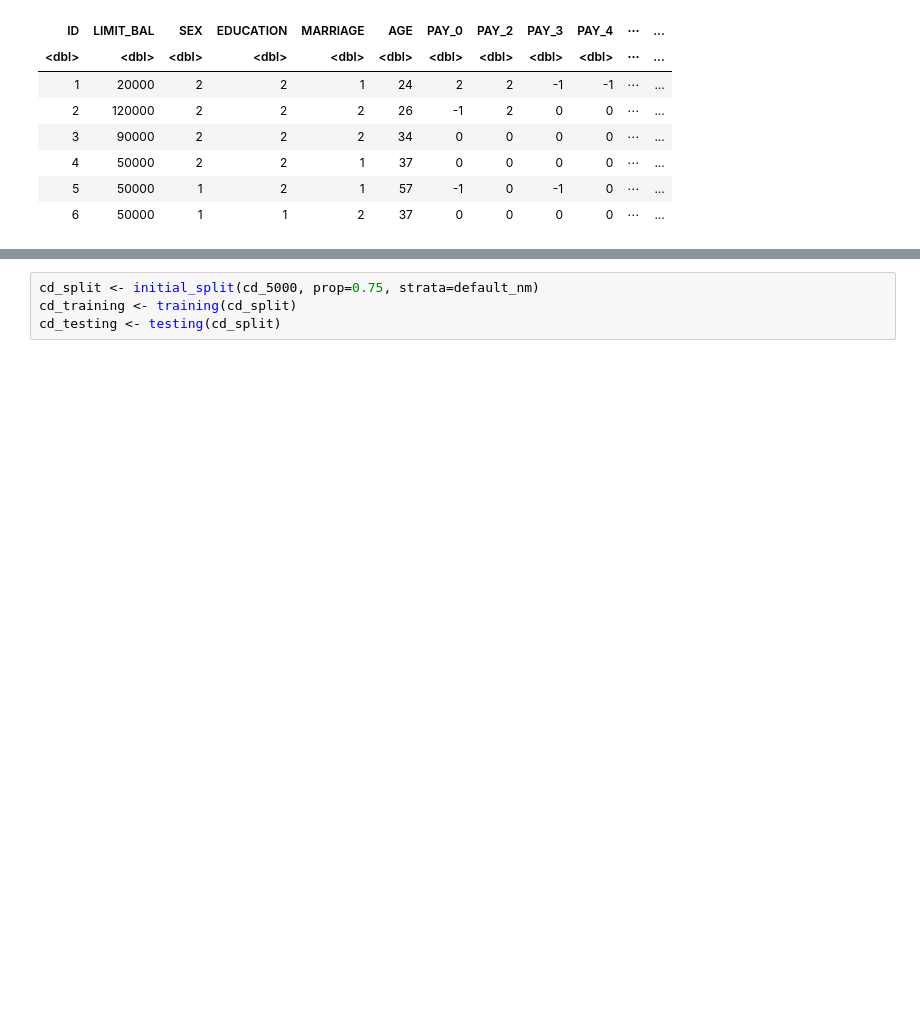
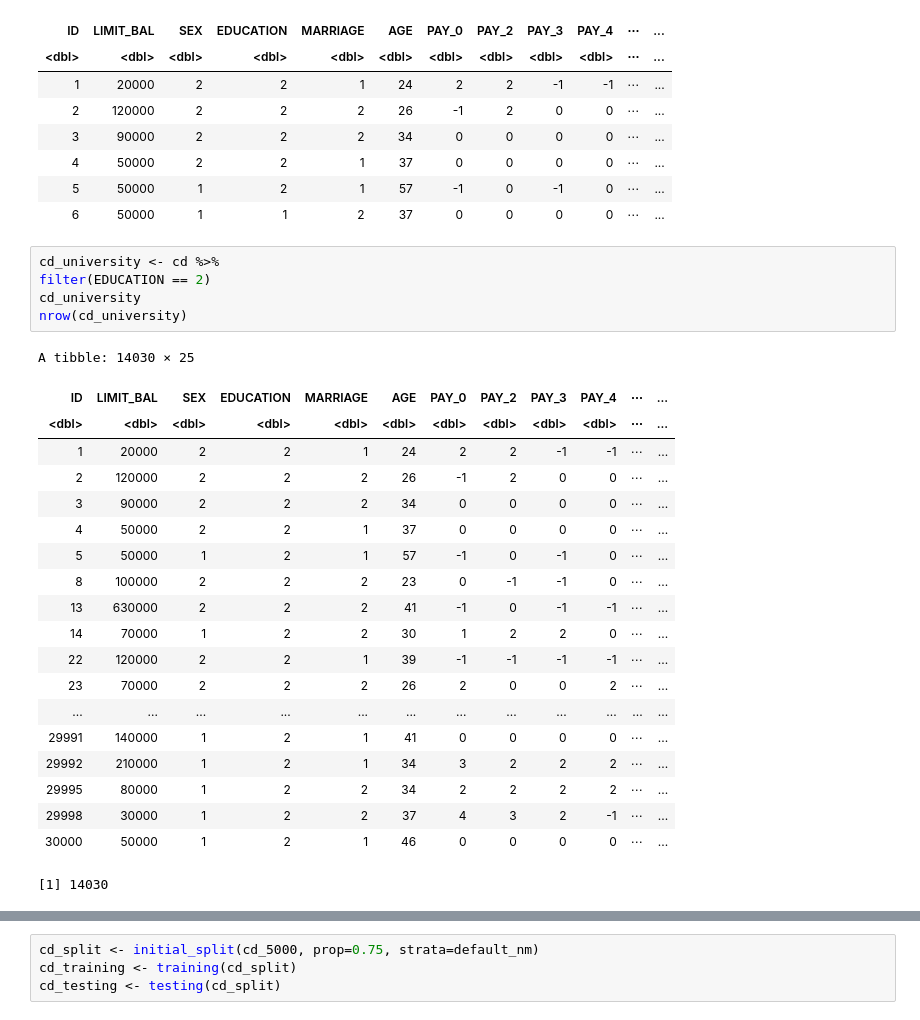
Before and after one commit to berkaytacar/Credit-Default-Predictor-Project, a Jupyter notebook: data_test.ipynb, the cells around one changed output, grey strips where cells are left out. Cells and saved outputs as stored; diff of their text form; blank space fills up the shorter version.

```diff
--- a/data_test.ipynb
+++ b/data_test.ipynb
@@ -38,6 +53,32 @@ A tibble: 6 × 25
 | 4 | 50000 | 2 | 2 | 1 | 37 | 0 | 0 | 0 | 0 | ⋯ | ... |
 | 5 | 50000 | 1 | 2 | 1 | 57 | -1 | 0 | -1 | 0 | ⋯ | ... |
 | 6 | 50000 | 1 | 1 | 2 | 37 | 0 | 0 | 0 | 0 | ⋯ | ... |
+# %%
+cd_university <- cd %>%
+filter(EDUCATION == 2)
+cd_university
+nrow(cd_university)
+# %% [output]
+A tibble: 14030 × 25
+| ID | LIMIT_BAL | SEX | EDUCATION | MARRIAGE | AGE | PAY_0 | PAY_2 | PAY_3 | PAY_4 | ⋯ | ... |
+| <dbl> | <dbl> | <dbl> | <dbl> | <dbl> | <dbl> | <dbl> | <dbl> | <dbl> | <dbl> | ⋯ | ... |
+| 1 | 20000 | 2 | 2 | 1 | 24 | 2 | 2 | -1 | -1 | ⋯ | ... |
+| 2 | 120000 | 2 | 2 | 2 | 26 | -1 | 2 | 0 | 0 | ⋯ | ... |
+| 3 | 90000 | 2 | 2 | 2 | 34 | 0 | 0 | 0 | 0 | ⋯ | ... |
+| 4 | 50000 | 2 | 2 | 1 | 37 | 0 | 0 | 0 | 0 | ⋯ | ... |
+| 5 | 50000 | 1 | 2 | 1 | 57 | -1 | 0 | -1 | 0 | ⋯ | ... |
+| 8 | 100000 | 2 | 2 | 2 | 23 | 0 | -1 | -1 | 0 | ⋯ | ... |
+| 13 | 630000 | 2 | 2 | 2 | 41 | -1 | 0 | -1 | -1 | ⋯ | ... |
+| 14 | 70000 | 1 | 2 | 2 | 30 | 1 | 2 | 2 | 0 | ⋯ | ... |
+| 22 | 120000 | 2 | 2 | 1 | 39 | -1 | -1 | -1 | -1 | ⋯ | ... |
+| 23 | 70000 | 2 | 2 | 2 | 26 | 2 | 0 | 0 | 2 | ⋯ | ... |
+| ... | ... | ... | ... | ... | ... | ... | ... | ... | ... | ... | ... |
+| 29991 | 140000 | 1 | 2 | 1 | 41 | 0 | 0 | 0 | 0 | ⋯ | ... |
+| 29992 | 210000 | 1 | 2 | 1 | 34 | 3 | 2 | 2 | 2 | ⋯ | ... |
+| 29995 | 80000 | 1 | 2 | 2 | 34 | 2 | 2 | 2 | 2 | ⋯ | ... |
+| 29998 | 30000 | 1 | 2 | 2 | 37 | 4 | 3 | 2 | -1 | ⋯ | ... |
+| 30000 | 50000 | 1 | 2 | 1 | 46 | 0 | 0 | 0 | 0 | ⋯ | ... |
+[1] 14030
 # %%
 set.seed(19)
 rows <- sample(nrow(cd))
```
Also changed, not shown: parts of 15 cells of this notebook.
